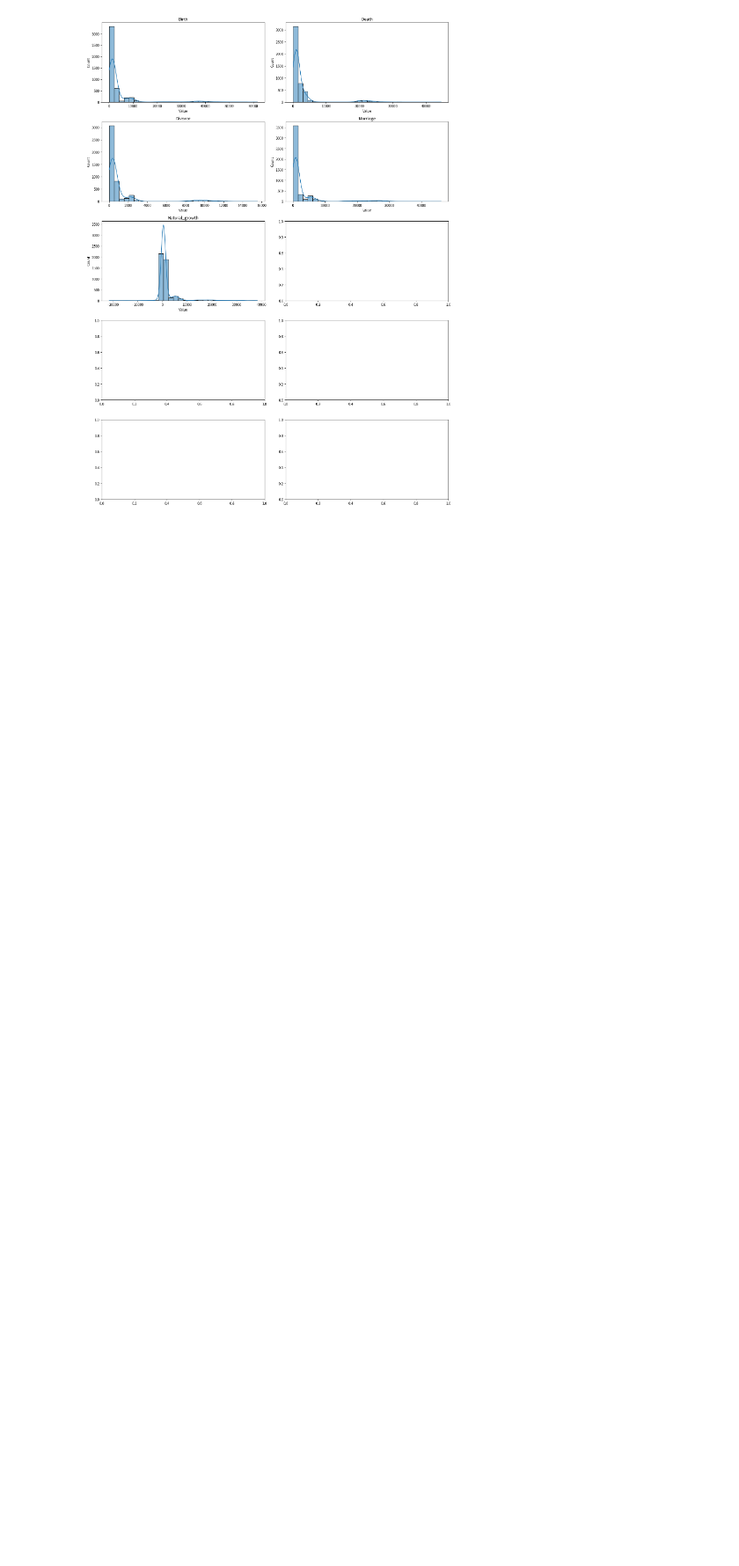
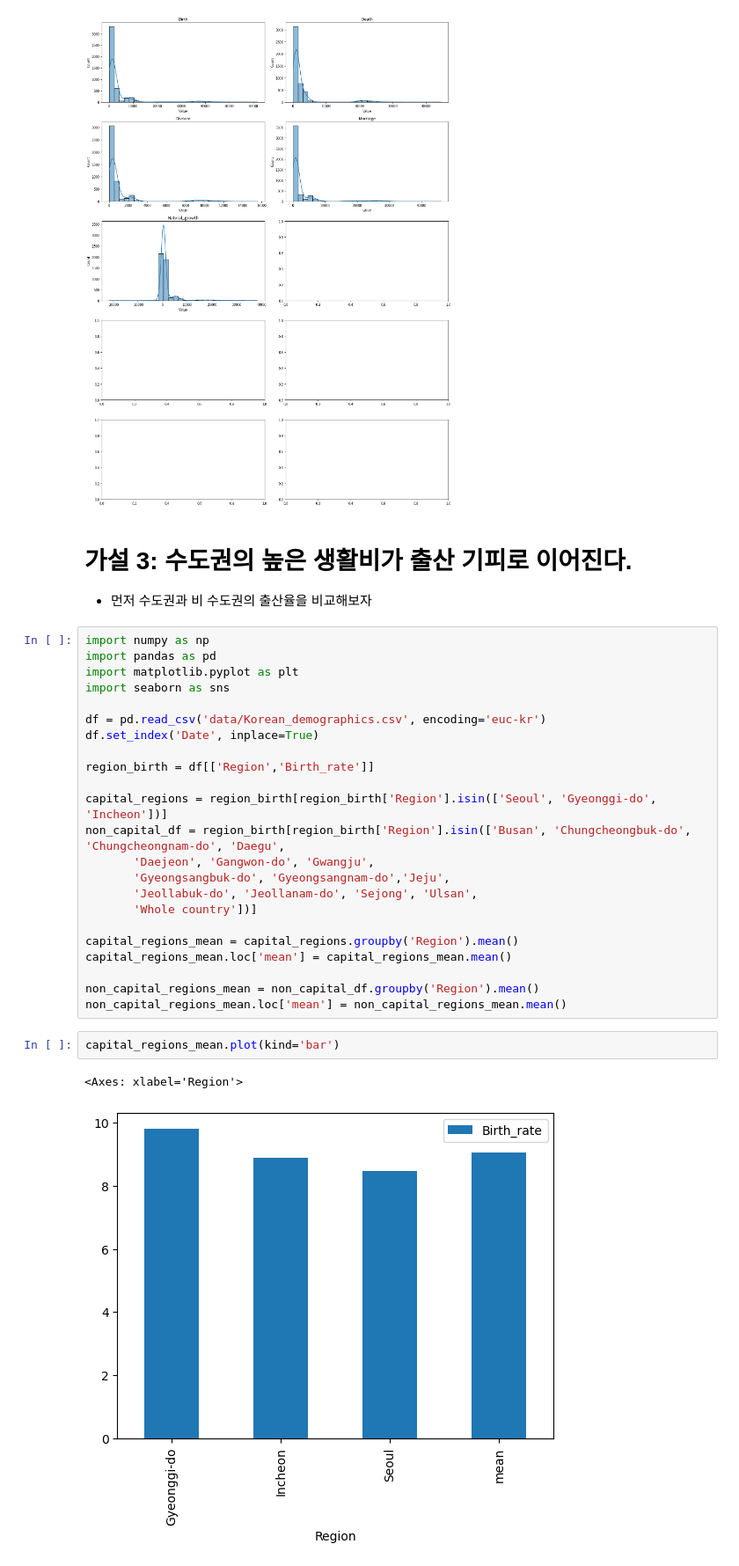
Before and after one commit to Phoenix-EDA-Team/EDA-Demographic, a Jupyter notebook: [Baseline] 한국 인구 통계 EDA.ipynb, the cells around one changed output. Shown at 88% size. Drawn from its saved outputs; the diff is of its cells as text; blank space fills up the shorter version.

```diff
--- a/[Baseline] 한국 인구 통계 EDA.ipynb
+++ b/[Baseline] 한국 인구 통계 EDA.ipynb
@@ -571,3 +571,34 @@ plt.tight_layout()
 plt.show()
 # %% [output]
 [figure]
+# %% [markdown]
+# 가설 3: 수도권의 높은 생활비가 출산 기피로 이어진다.
+- 먼저 수도권과 비 수도권의 출산율을 비교해보자
+# %%
+import numpy as np
+import pandas as pd
+import matplotlib.pyplot as plt
+import seaborn as sns
+
+df = pd.read_csv('data/Korean_demographics.csv', encoding='euc-kr')
+df.set_index('Date', inplace=True)
+
+region_birth = df[['Region','Birth_rate']]
+
+capital_regions = region_birth[region_birth['Region'].isin(['Seoul', 'Gyeonggi-do', 'Incheon'])]
+non_capital_df = region_birth[region_birth['Region'].isin(['Busan', 'Chungcheongbuk-do', 'Chungcheongnam-do', 'Daegu',
+       'Daejeon', 'Gangwon-do', 'Gwangju',
+       'Gyeongsangbuk-do', 'Gyeongsangnam-do','Jeju',
+       'Jeollabuk-do', 'Jeollanam-do', 'Sejong', 'Ulsan',
+       'Whole country'])]
+
+capital_regions_mean = capital_regions.groupby('Region').mean()
+capital_regions_mean.loc['mean'] = capital_regions_mean.mean()
+
+non_capital_regions_mean = non_capital_df.groupby('Region').mean()
+non_capital_regions_mean.loc['mean'] = non_capital_regions_mean.mean()
+# %%
+capital_regions_mean.plot(kind='bar')
+# %% [output]
+<Axes: xlabel='Region'>
+[figure, added]
```
Also changed, not shown: parts of 6 cells of this notebook.
